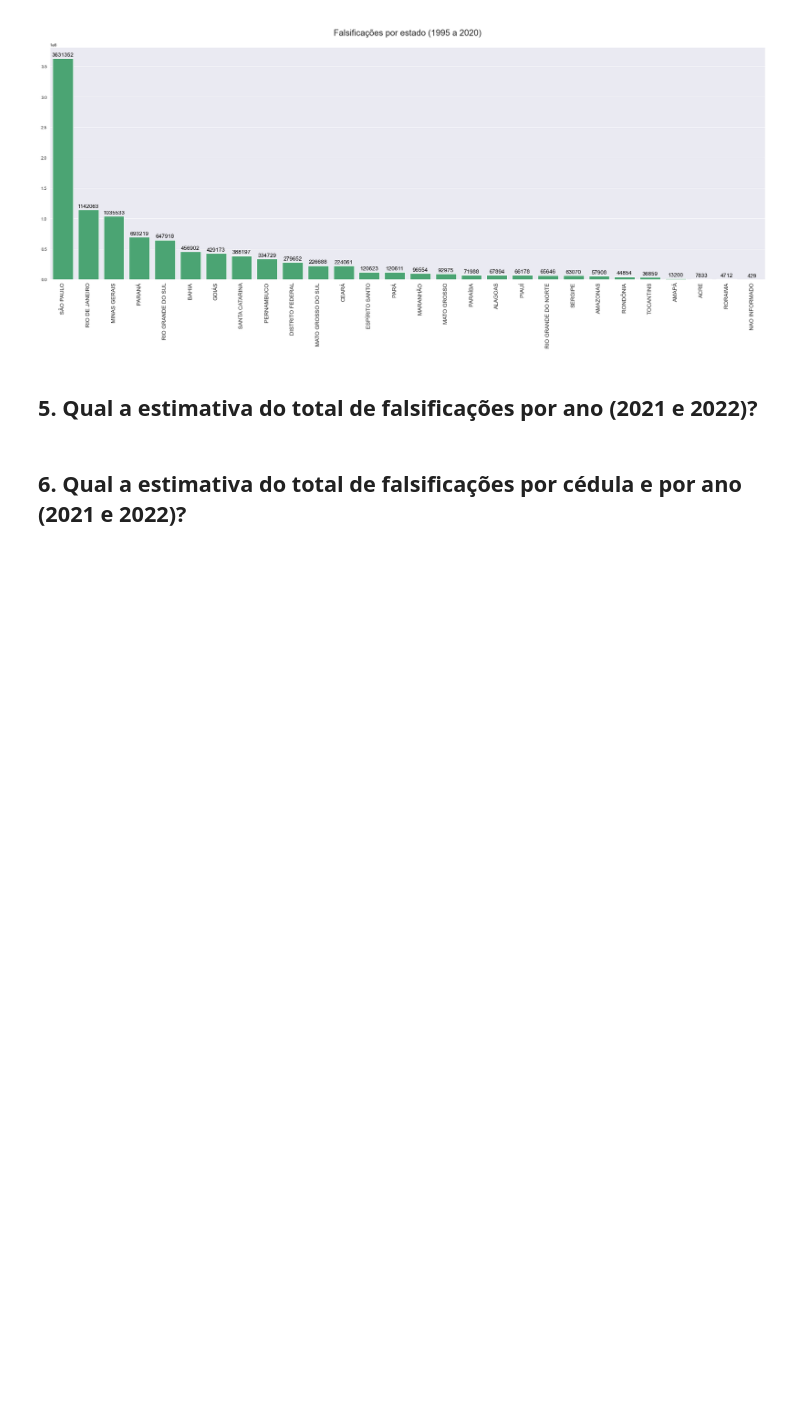
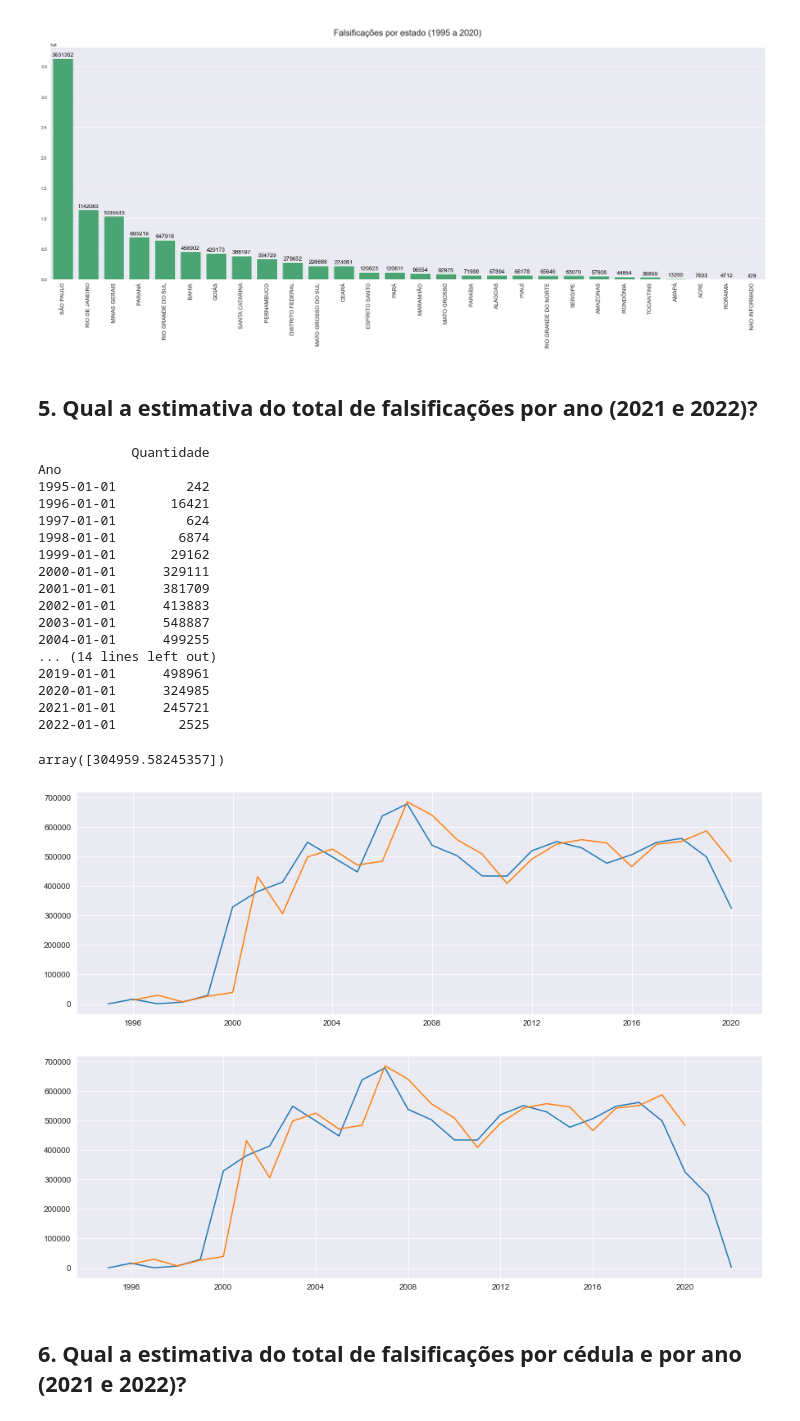
Before and after one commit to emso-exe/Falsificacao_de_cedulas_banco_central_do_brasil, a Jupyter notebook: analise_de_dados.ipynb, the cells around one changed output. Saved outputs shown, nothing was run; the diff lists cells and outputs as text; code cells hidden in the pictures; blank space fills up the shorter version.

```diff
--- a/analise_de_dados.ipynb
+++ b/analise_de_dados.ipynb
@@ -389,6 +391,49 @@ NAO INFORMADO               429   0.004117
 [figure]
 # %% [markdown]
 ## 5. Qual a estimativa do total de falsificações por ano (2021 e 2022)?
+# %%
+df_ano_quantidade_full = df_full.groupby(['Ano'])['Quantidade'].sum()
+df_ano_quantidade_full = pd.DataFrame(df_ano_quantidade_full)
+df_ano_quantidade_full.index = pd.to_datetime(df_ano_quantidade_full.index, format='%Y')
+
+df_ano_quantidade = df.groupby(['Ano'])['Quantidade'].sum()
+df_ano_quantidade = pd.DataFrame(df_ano_quantidade)
+df_ano_quantidade.index = pd.to_datetime(df_ano_quantidade.index, format='%Y')
+
+print(df_ano_quantidade_full)
+
+arima = ARIMA(df_ano_quantidade['Quantidade'], order=(5,1,2)).fit()
+
+plt.figure(figsize=(15,5))
+plt.plot(df_ano_quantidade['Quantidade'])
+plt.plot(arima.predict(typ='levels'))
+
+plt.figure(figsize=(15,5))
+plt.plot(df_ano_quantidade_full['Quantidade'])
+plt.plot(arima.predict(typ='levels'))
+
+arima.forecast()[0]
+# %% [output]
+            Quantidade
+Ano
+1995-01-01         242
+1996-01-01       16421
+1997-01-01         624
+1998-01-01        6874
+1999-01-01       29162
+2000-01-01      329111
+2001-01-01      381709
+2002-01-01      413883
+2003-01-01      548887
+2004-01-01      499255
+... (14 lines left out)
+2019-01-01      498961
+2020-01-01      324985
+2021-01-01      245721
+2022-01-01        2525
+array([304959.58245357])
+[figure, added]
+[figure, added]
 # %% [markdown]
 ## 6. Qual a estimativa do total de falsificações por cédula e por ano (2021 e 2022)?
 # %% [markdown]
```
Also changed, not shown: parts of 5 cells of this notebook.
